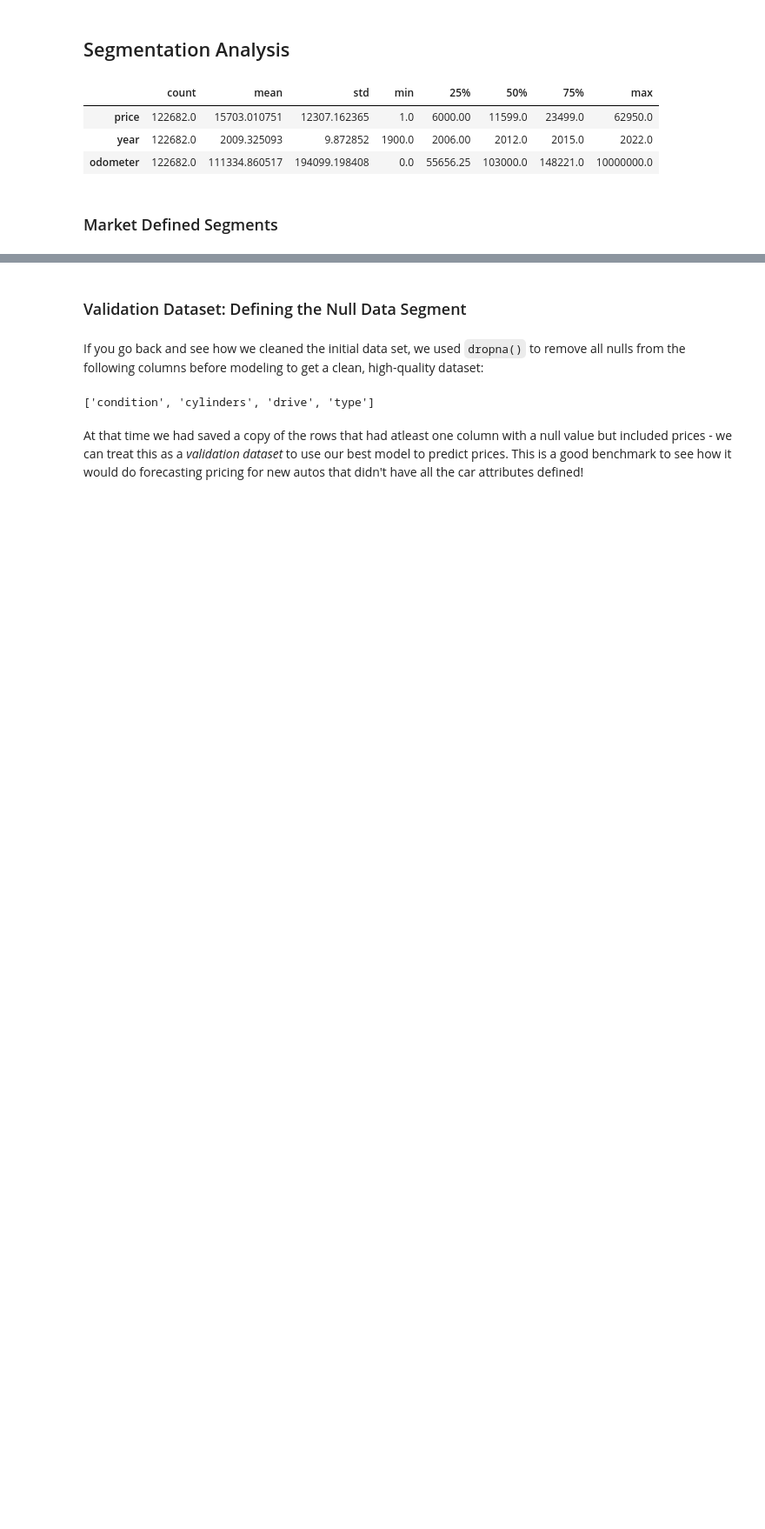
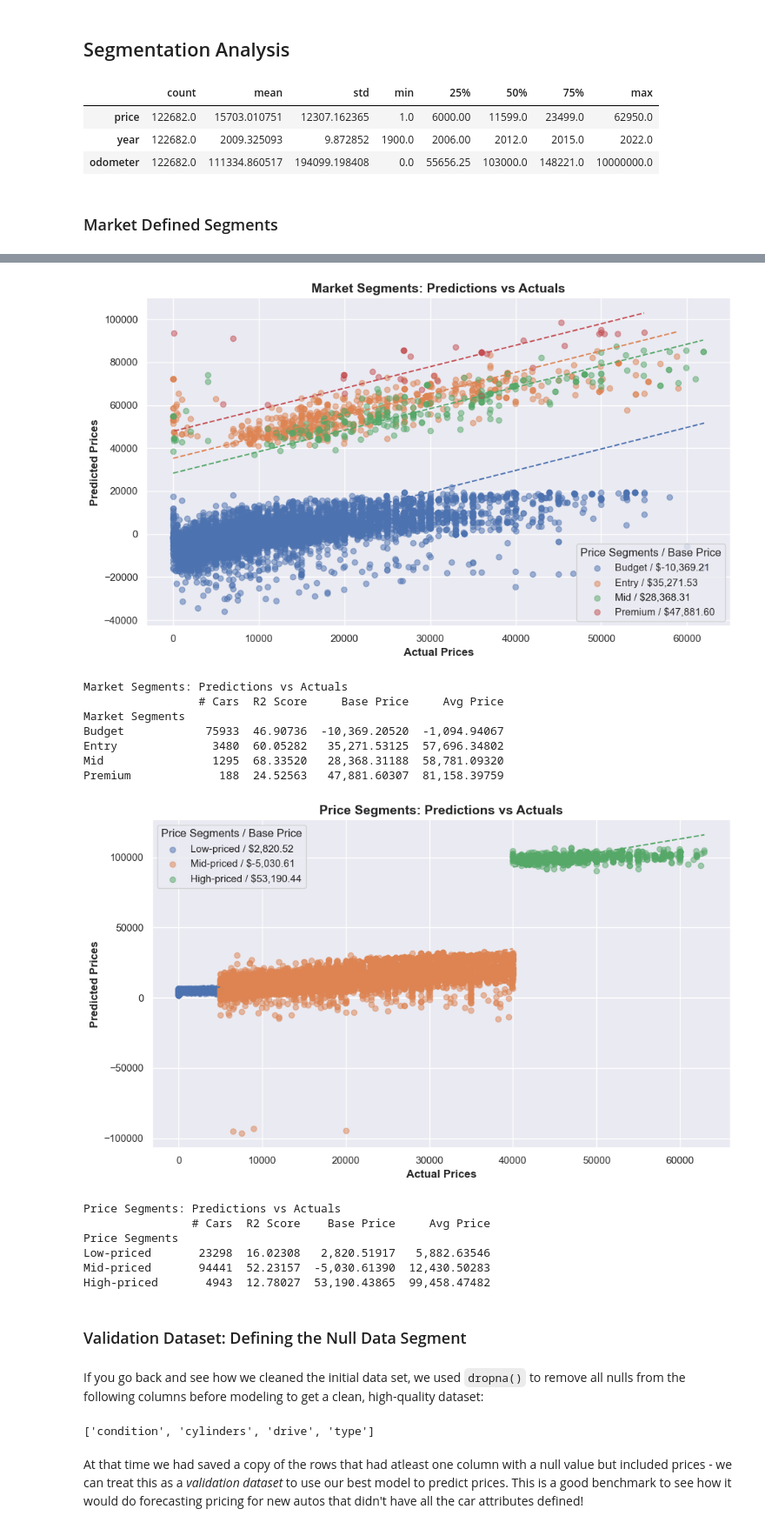
Before and after one commit to fazeelgm/UCB_ML_AI_PracticalApp_II, a Jupyter notebook: DataModels.ipynb, the cells around one changed output, grey strips where cells are left out. Shown at 87% size. Cells and saved outputs as stored; diff of their text form; code cells hidden in the pictures; blank space fills up the shorter version.

```diff
--- a/DataModels.ipynb
+++ b/DataModels.ipynb
@@ -795,3 +809,63 @@ Prediction Accuracy for Individual Price Segments
+# %%
+graph_x_label = 'Actual Prices'
+graph_y_label = 'Predicted Prices'
+mkt_title = 'Market Segments: Predictions vs Actuals'
+price_title = 'Price Segments: Predictions vs Actuals'
+
+segments_dict = {
+    'Market Segments': {
+        'seg_data': mkt_segments,
+        'graph_title': mkt_title,
+        'graph_x_label': graph_x_label,
+        'graph_y_label': graph_y_label,
+        'graph_filename': 'images/scatter-segments-mkt-preds-v-test.png',
+        'seg_results': [],
+        'results_table_title': mkt_title,
+        'results_table_filename': 'images/results_market_segments.png'
+    },
+    'Price Segments': {
+        'seg_data': price_segments,
+        'graph_title': price_title,
+        'graph_x_label': graph_x_label,
+        'graph_y_label': graph_y_label,
+        'graph_filename': 'images/scatter-segments-price-preds-v-test.png',
+        'seg_results': [],
+        'results_table_title': price_title,
+        'results_table_filename': 'images/results_market_segments.png'
+    }
+}
+# %%
+# segments = [price_segments]
+
+results_seg = []
+for segment in segments_dict:
+    logging.debug(f'Segment Plot / Report: {segment}')
+
+    # Plot segments in single graph
+    segments_dict[segment]['seg_results'] = fit_plot_segments(segments_dict[segment],
+                                                              segments_dict[segment]['seg_results'],
+                                                              segments_dict[segment]['graph_filename'])
+
+    # generate results table
+    seg_df = generate_segments_table(segments_dict[segment]['seg_results'], png_filename=segments_dict[segment]['results_table_filename'])
+    print(segments_dict[segment]['results_table_title'])
+    print(seg_df)
+# %% [output]
+[figure, added]
+Market Segments: Predictions vs Actuals
+                 # Cars  R2 Score     Base Price     Avg Price
+Market Segments
+Budget            75933  46.90736  -10,369.20520  -1,094.94067
+Entry              3480  60.05282   35,271.53125  57,696.34802
+Mid                1295  68.33520   28,368.31188  58,781.09320
+Premium             188  24.52563   47,881.60307  81,158.39759
+[figure, added]
+Price Segments: Predictions vs Actuals
+                # Cars  R2 Score    Base Price     Avg Price
+Price Segments
+Low-priced       23298  16.02308   2,820.51917   5,882.63546
+Mid-priced       94441  52.23157  -5,030.61390  12,430.50283
+High-priced       4943  12.78027  53,190.43865  99,458.47482
 # %% [markdown]
 ### Validation Dataset: Defining the Null Data Segment
 # %% [markdown]
```
Also changed, not shown: parts of 25 cells of this notebook, 1 other file.
